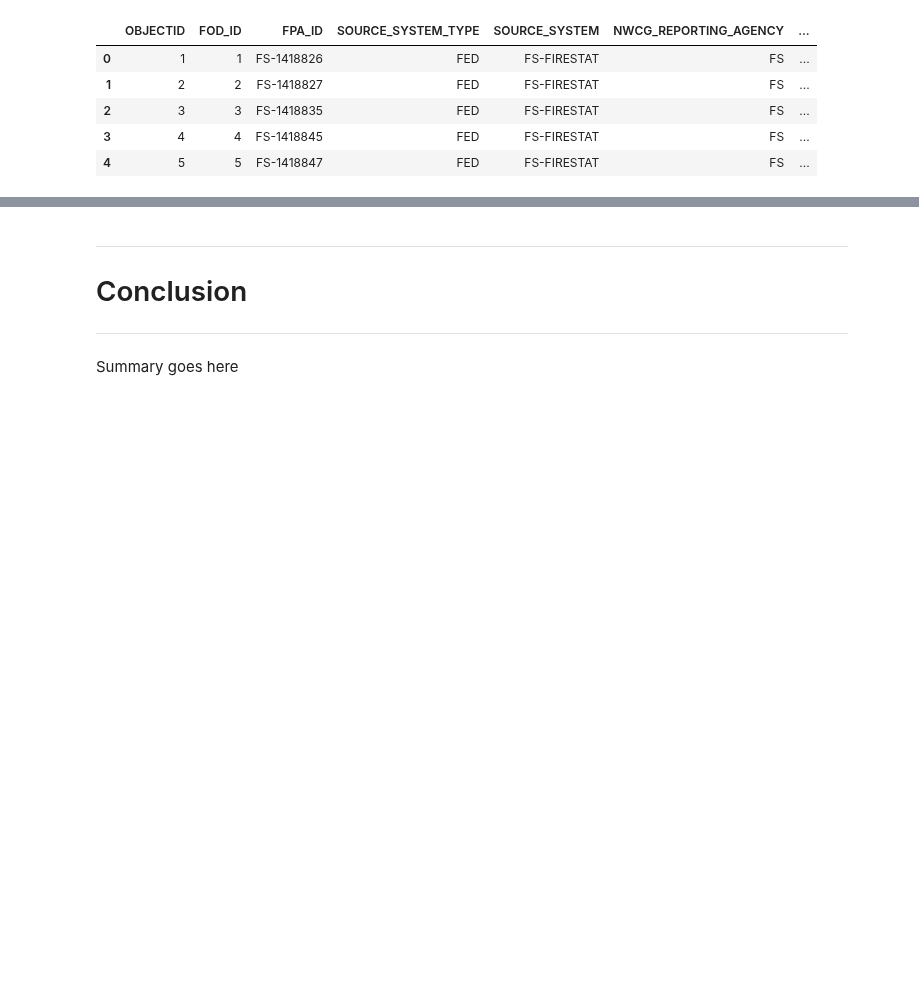
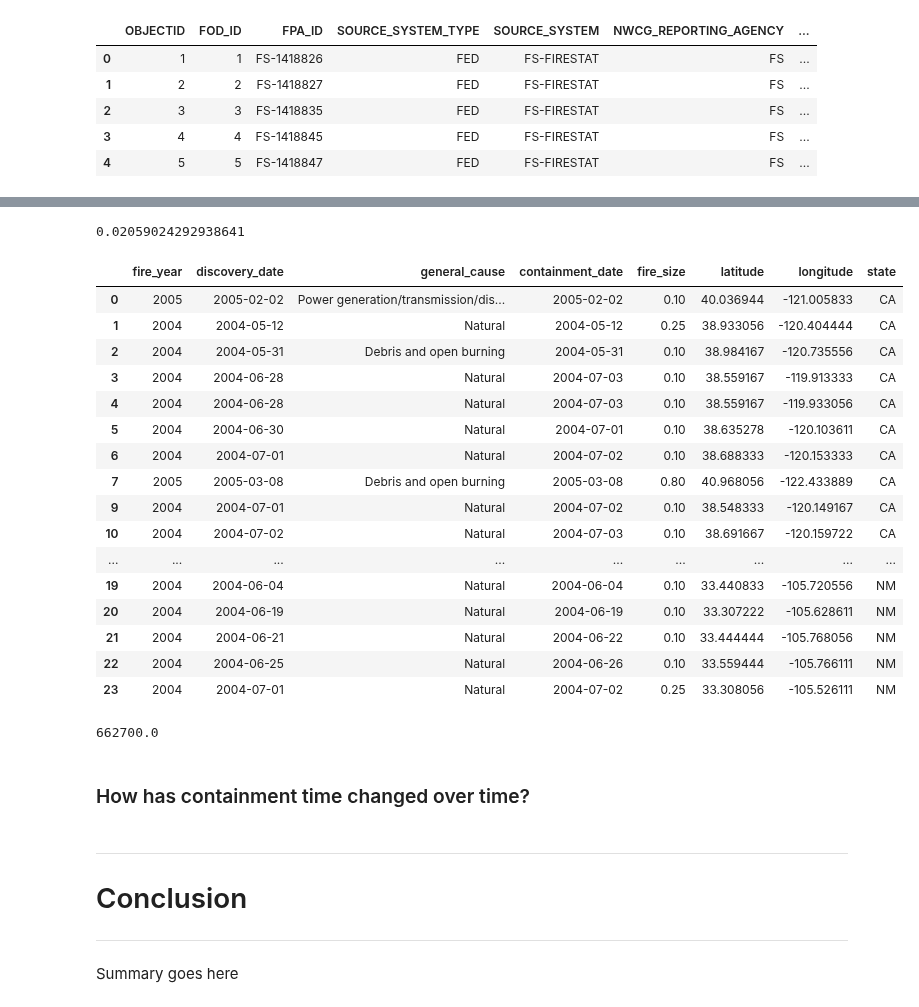
Before and after one commit to Dames-Researching-Flames/Sound-the-Alarm, a Jupyter notebook: Individual Works/Jeanettes_Workbook.ipynb, the cells around one changed output, grey strips where cells are left out. Saved outputs shown, nothing was run; the diff lists cells and outputs as text; code cells hidden in the pictures; blank space fills up the shorter version.

```diff
--- a/Individual Works/Jeanettes_Workbook.ipynb
+++ b/Individual Works/Jeanettes_Workbook.ipynb
@@ -90,3 +166,35 @@ It’s not always possible to predict the precise trigger or spark for a wildfir
+# %%
+# Percentage of fires, with a missing containment_date, that are over the median fire_size for the whole dataset
+((df[df.containment_date.isnull()].fire_size > df.fire_size.median()).sum()) / ((df[df.containment_date.isnull()].fire_size).sum())
+# %% [output]
+0.02059024292938641
+# %%
+# What do the containment_date's look like for fires that are less than or equal to the median fire_size?
+df[df.fire_size <= df.fire_size.median()].head(20)
+# %% [output]
+|  | fire_year | discovery_date | general_cause | containment_date | fire_size | latitude | longitude | state |
+| 0 | 2005 | 2005-02-02 | Power generation/transmission/dis... | 2005-02-02 | 0.10 | 40.036944 | -121.005833 | CA |
+| 1 | 2004 | 2004-05-12 | Natural | 2004-05-12 | 0.25 | 38.933056 | -120.404444 | CA |
+| 2 | 2004 | 2004-05-31 | Debris and open burning | 2004-05-31 | 0.10 | 38.984167 | -120.735556 | CA |
+| 3 | 2004 | 2004-06-28 | Natural | 2004-07-03 | 0.10 | 38.559167 | -119.913333 | CA |
+| 4 | 2004 | 2004-06-28 | Natural | 2004-07-03 | 0.10 | 38.559167 | -119.933056 | CA |
+| 5 | 2004 | 2004-06-30 | Natural | 2004-07-01 | 0.10 | 38.635278 | -120.103611 | CA |
+| 6 | 2004 | 2004-07-01 | Natural | 2004-07-02 | 0.10 | 38.688333 | -120.153333 | CA |
+| 7 | 2005 | 2005-03-08 | Debris and open burning | 2005-03-08 | 0.80 | 40.968056 | -122.433889 | CA |
+| 9 | 2004 | 2004-07-01 | Natural | 2004-07-02 | 0.10 | 38.548333 | -120.149167 | CA |
+| 10 | 2004 | 2004-07-02 | Natural | 2004-07-03 | 0.10 | 38.691667 | -120.159722 | CA |
+| ... | ... | ... | ... | ... | ... | ... | ... | ... |
+| 19 | 2004 | 2004-06-04 | Natural | 2004-06-04 | 0.10 | 33.440833 | -105.720556 | NM |
+| 20 | 2004 | 2004-06-19 | Natural | 2004-06-19 | 0.10 | 33.307222 | -105.628611 | NM |
+| 21 | 2004 | 2004-06-21 | Natural | 2004-06-22 | 0.10 | 33.444444 | -105.768056 | NM |
+| 22 | 2004 | 2004-06-25 | Natural | 2004-06-26 | 0.10 | 33.559444 | -105.766111 | NM |
+| 23 | 2004 | 2004-07-01 | Natural | 2004-07-02 | 0.25 | 33.308056 | -105.526111 | NM |
+# %%
+df.fire_size.max()
+# %% [output]
+662700.0
+# %% [markdown]
+### How has containment time changed over time?
 # %% [markdown]
 ---
 # Conclusion
```
Also changed, not shown: parts of 32 cells of this notebook, 1 other file.
